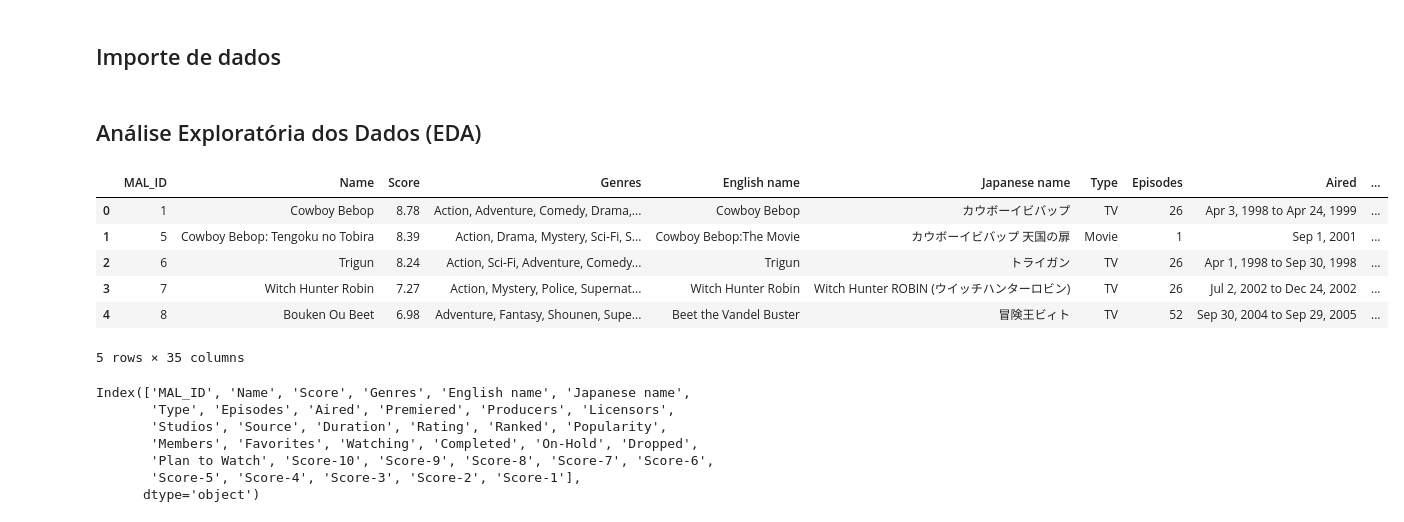
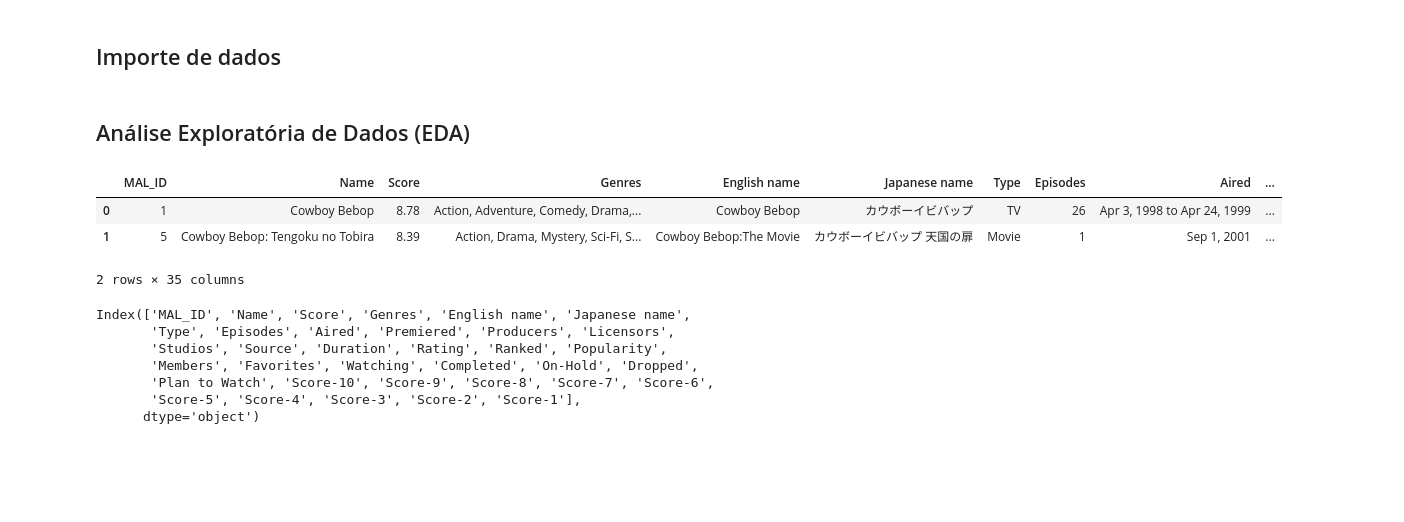
Before and after one commit to FLPSP/Anime-Recommender-System, a Jupyter notebook: recommender_system.ipynb, the cells around one changed output. Saved outputs shown, nothing was run; the diff lists cells and outputs as text; code cells hidden in the pictures; blank space fills up the shorter version.

```diff
--- a/recommender_system.ipynb
+++ b/recommender_system.ipynb
@@ -10,17 +10,14 @@ warnings.filterwarnings('ignore')
 # %%
 df_animes = pd.read_csv('anime.csv')
 # %% [markdown]
-## Análise Exploratória dos Dados (EDA)
+## Análise Exploratória de Dados (EDA)
 # %%
-df_animes.head(5)
+df_animes.head(2)
 # %% [output]
 |  | MAL_ID | Name | Score | Genres | English name | Japanese name | Type | Episodes | Aired | ... |
 | 0 | 1 | Cowboy Bebop | 8.78 | Action, Adventure, Comedy, Drama,... | Cowboy Bebop | カウボーイビバップ | TV | 26 | Apr 3, 1998 to Apr 24, 1999 | ... |
 | 1 | 5 | Cowboy Bebop: Tengoku no Tobira | 8.39 | Action, Drama, Mystery, Sci-Fi, S... | Cowboy Bebop:The Movie | カウボーイビバップ 天国の扉 | Movie | 1 | Sep 1, 2001 | ... |
-| 2 | 6 | Trigun | 8.24 | Action, Sci-Fi, Adventure, Comedy... | Trigun | トライガン | TV | 26 | Apr 1, 1998 to Sep 30, 1998 | ... |
-| 3 | 7 | Witch Hunter Robin | 7.27 | Action, Mystery, Police, Supernat... | Witch Hunter Robin | Witch Hunter ROBIN (ウイッチハンターロビン) | TV | 26 | Jul 2, 2002 to Dec 24, 2002 | ... |
-| 4 | 8 | Bouken Ou Beet | 6.98 | Adventure, Fantasy, Shounen, Supe... | Beet the Vandel Buster | 冒険王ビィト | TV | 52 | Sep 30, 2004 to Sep 29, 2005 | ... |
-5 rows × 35 columns
+2 rows × 35 columns
 # %%
 df_animes.columns
 # %% [output]
```
Also changed, not shown: parts of 5 cells of this notebook.
